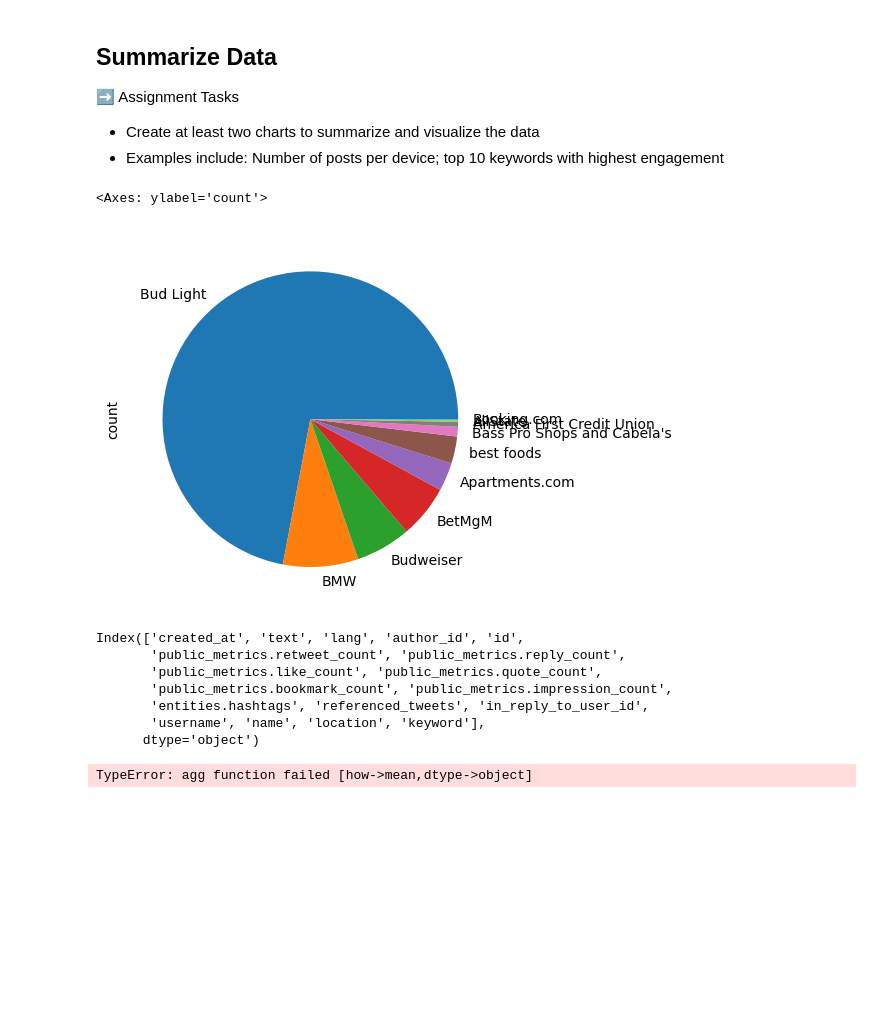
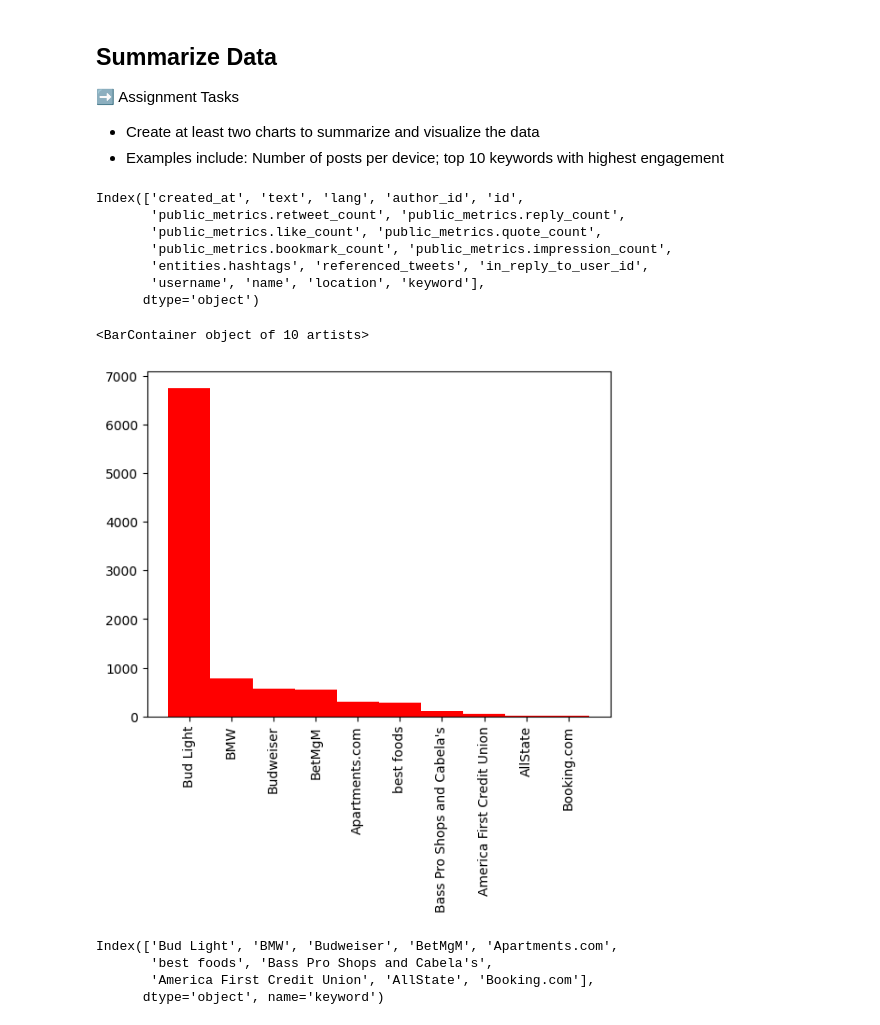
Before and after one commit to BBloxham1/is4487, a Jupyter notebook: Labs/Scripts/lab4_social_media_eda.ipynb, the cells around one changed output. Saved outputs shown, nothing was run; the diff lists cells and outputs as text; code cells hidden in the pictures; blank space fills up the shorter version.

```diff
--- a/Labs/Scripts/lab4_social_media_eda.ipynb
+++ b/Labs/Scripts/lab4_social_media_eda.ipynb
@@ -83,13 +69,6 @@ df = df.drop(columns=['conversation_id', 'edit_history_tweet_ids',
 ➡️ Assignment Tasks
 - Create at least two charts to summarize and visualize the data
 - Examples include: Number of posts per device; top 10 keywords with highest engagement
-# %%
-#chart 1
-labels = df['keyword']
-df['keyword'].value_counts().plot.pie()
-# %% [output]
-<Axes: ylabel='count'>
-[figure, removed]
 # %%
 df.columns
 # %% [output]
@@ -100,9 +79,20 @@ Index(['created_at', 'text', 'lang', 'author_id', 'id',
        'entities.hashtags', 'referenced_tweets', 'in_reply_to_user_id',
        'username', 'name', 'location', 'keyword'],
       dtype='object')
-# %%
-#chart 2
-average = df[['keyword','public_metrics.like_count']].groupby('public_metrics.like_count').mean().round(2)
-average['keyword'].plot.line(color='red')
-# %% [output]
-TypeError: agg function failed [how->mean,dtype->object]
+# %%
+#chart 2: top 10 keywords with highest engagement
+keys = df['keyword'].value_counts().keys()
+values = df['keyword'].value_counts().values
+mpl.xticks(rotation='vertical')
+mpl.bar(keys, values, color ='red',
+        width = 1.0)
+# %% [output]
+<BarContainer object of 10 artists>
+[figure, added]
+# %%
+keys
+# %% [output]
+Index(['Bud Light', 'BMW', 'Budweiser', 'BetMgM', 'Apartments.com',
+       'best foods', 'Bass Pro Shops and Cabela's',
+       'America First Credit Union', 'AllState', 'Booking.com'],
+      dtype='object', name='keyword')
```
Also changed, not shown: parts of 3 cells of this notebook.
